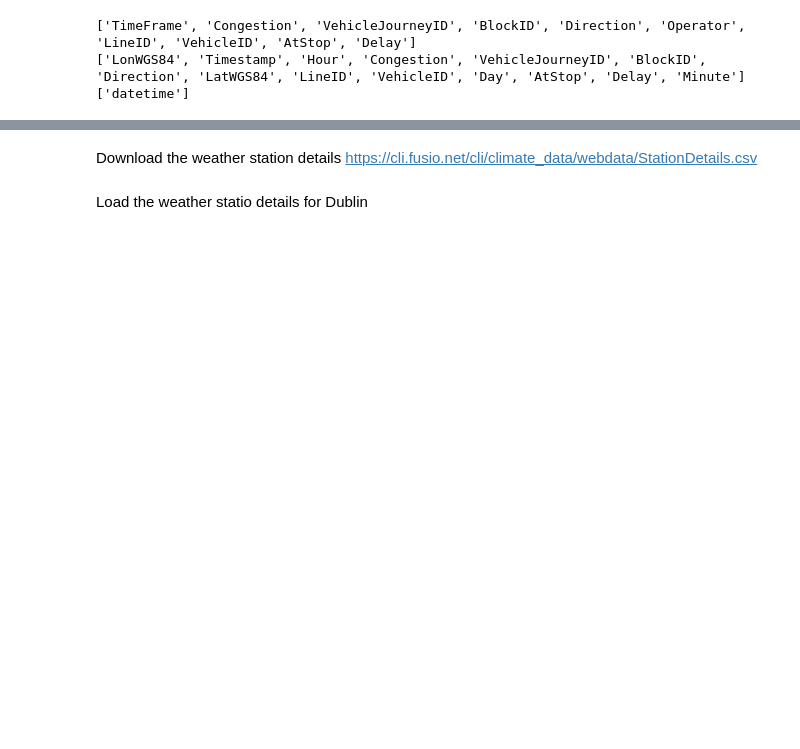
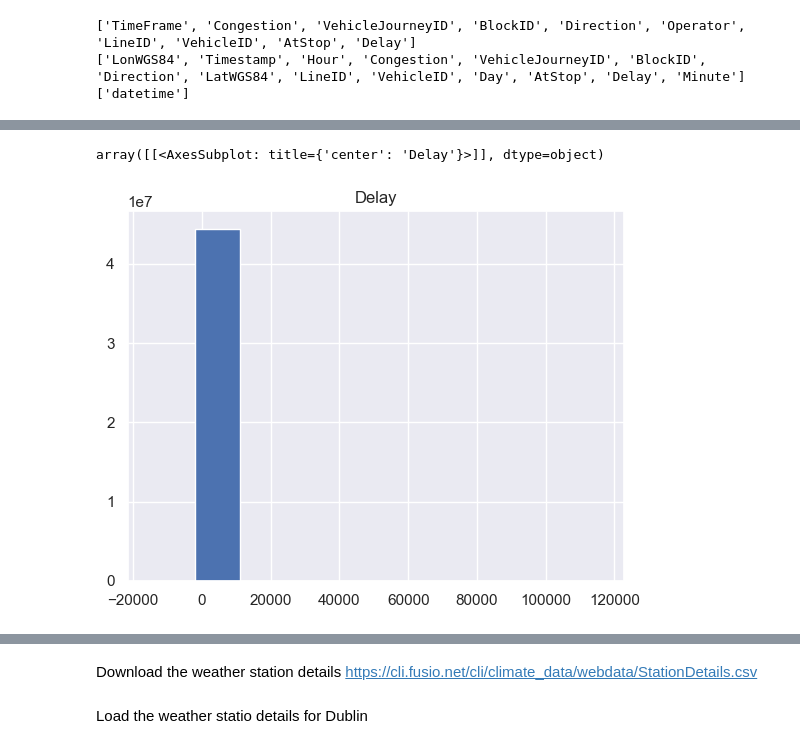
Before and after one commit to sba22230/DublinBusWeatherProject, a Jupyter notebook: CA 1 - Project Code.ipynb, the cells around one changed output, grey strips where cells are left out. Saved outputs shown, nothing was run; the diff lists cells and outputs as text; code cells hidden in the pictures; blank space fills up the shorter version.

```diff
--- a/CA 1 - Project Code.ipynb
+++ b/CA 1 - Project Code.ipynb
@@ -270,0 +324,5 @@ AtStop                  0       2    int64
+# %%
+df.hist('Delay')
+# %% [output]
+array([[<AxesSubplot: title={'center': 'Delay'}>]], dtype=object)
+[figure, added]
```
Also changed, not shown: parts of 17 cells of this notebook.
